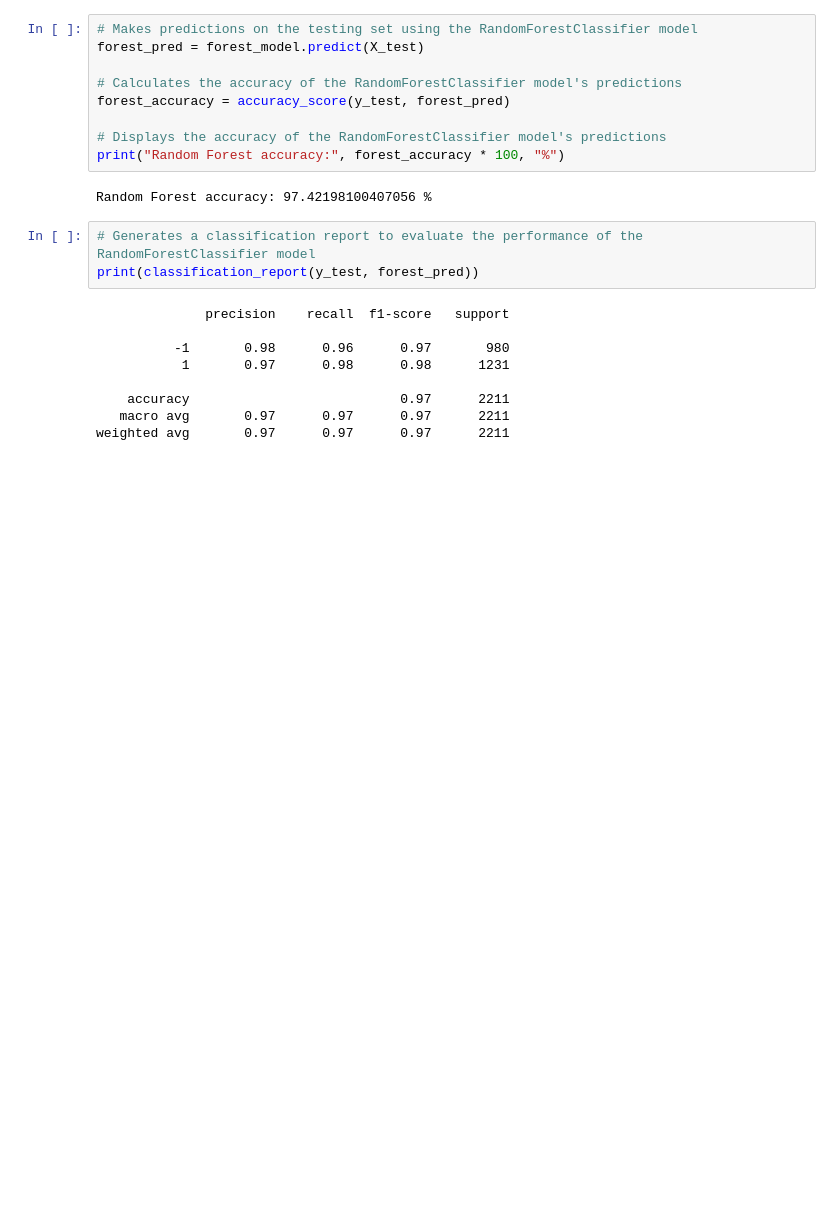
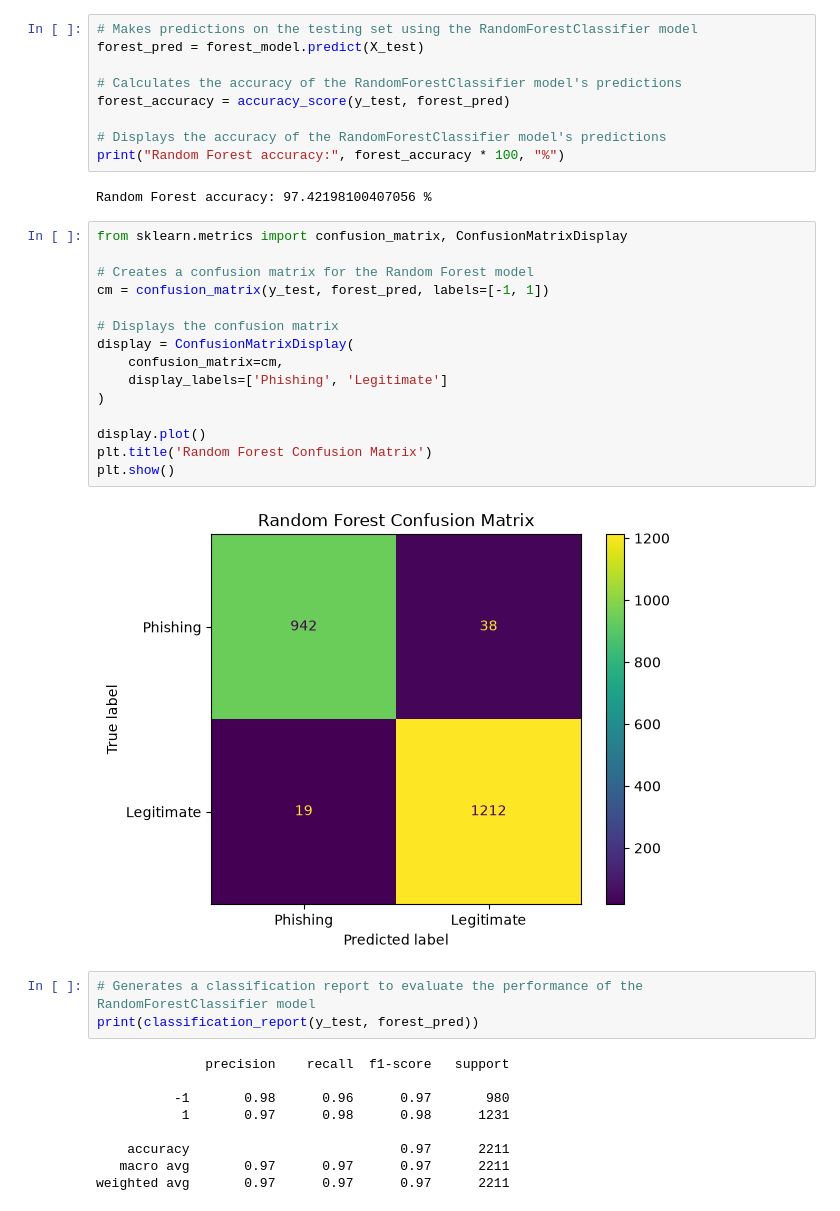
Before and after one commit to Sam-Cardo/Phishing-Website-Detection-DS-ML, a Jupyter notebook: model/phising_website.ipynb, the cells around one changed output. Cells and saved outputs as stored; diff of their text form; blank space fills up the shorter version.

```diff
--- a/model/phising_website.ipynb
+++ b/model/phising_website.ipynb
@@ -417,6 +429,23 @@ forest_accuracy = accuracy_score(y_test, forest_pred)
 print("Random Forest accuracy:", forest_accuracy * 100, "%")
 # %% [output]
 Random Forest accuracy: 97.42198100407056 %
+# %%
+from sklearn.metrics import confusion_matrix, ConfusionMatrixDisplay
+
+# Creates a confusion matrix for the Random Forest model
+cm = confusion_matrix(y_test, forest_pred, labels=[-1, 1])
+
+# Displays the confusion matrix
+display = ConfusionMatrixDisplay(
+    confusion_matrix=cm,
+    display_labels=['Phishing', 'Legitimate']
+)
+
+display.plot()
+plt.title('Random Forest Confusion Matrix')
+plt.show()
+# %% [output]
+[figure, added]
 # %%
 # Generates a classification report to evaluate the performance of the RandomForestClassifier model
 print(classification_report(y_test, forest_pred))
```
Also changed, not shown: parts of 3 cells of this notebook.
